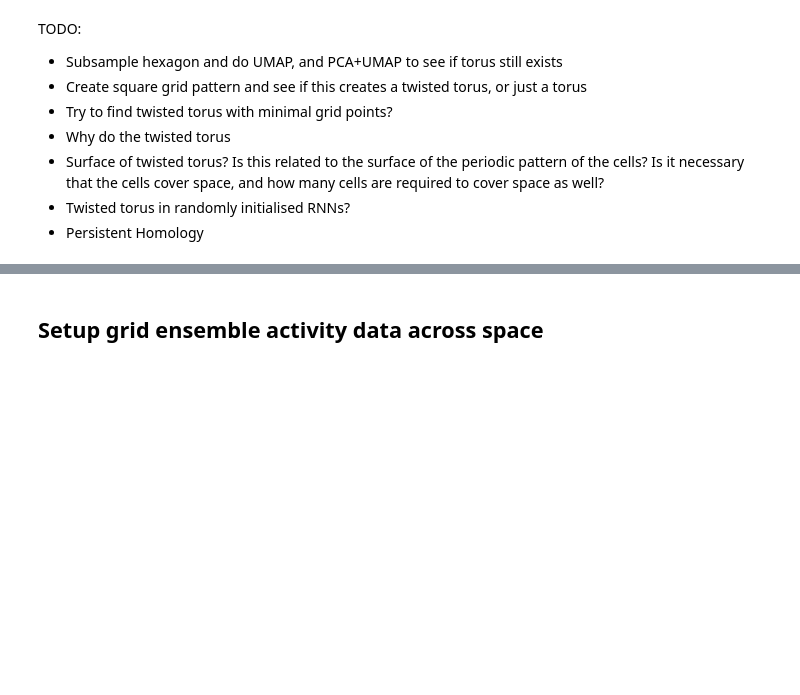
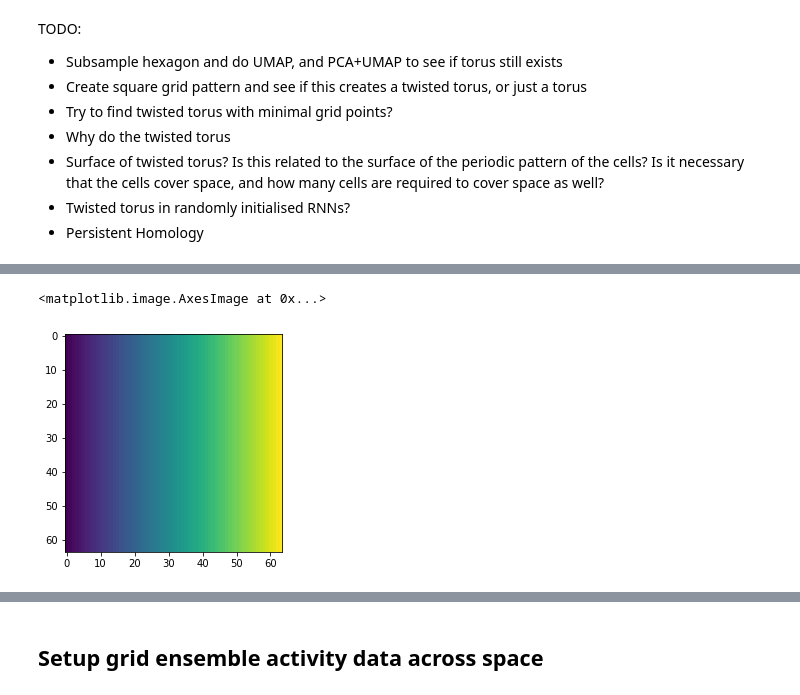
Before and after one commit to bioAI-Oslo/CI-grid-cells, a Jupyter notebook: dev/low-dim-Copy1.ipynb, the cells around one changed output, grey strips where cells are left out. Drawn from its saved outputs; the diff is of its cells as text; code cells hidden in the pictures; blank space fills up the shorter version.

```diff
--- a/dev/low-dim-Copy1.ipynb
+++ b/dev/low-dim-Copy1.ipynb
@@ -72,0 +59,5 @@ phases.shape
+# %%
+plt.imshow(board[...,0])
+# %% [output]
+<matplotlib.image.AxesImage at 0x...>
+[figure, added]
```
Also changed, not shown: parts of 18 cells of this notebook, 16 other files.
